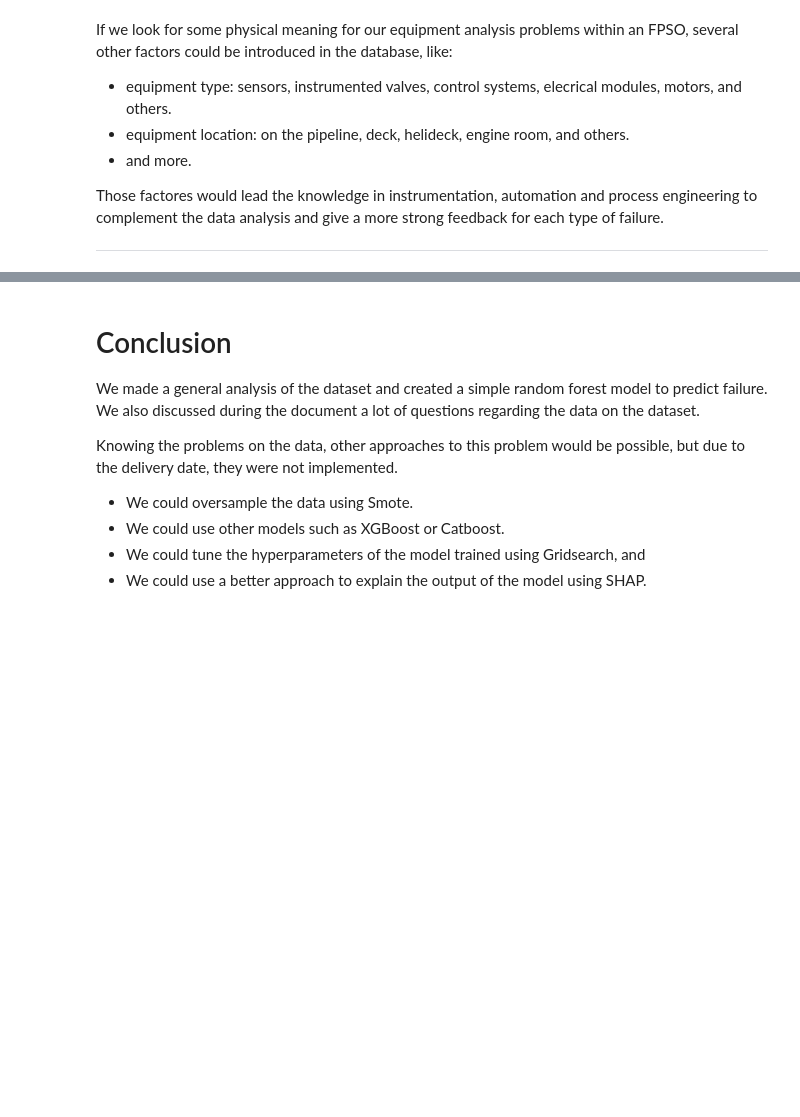
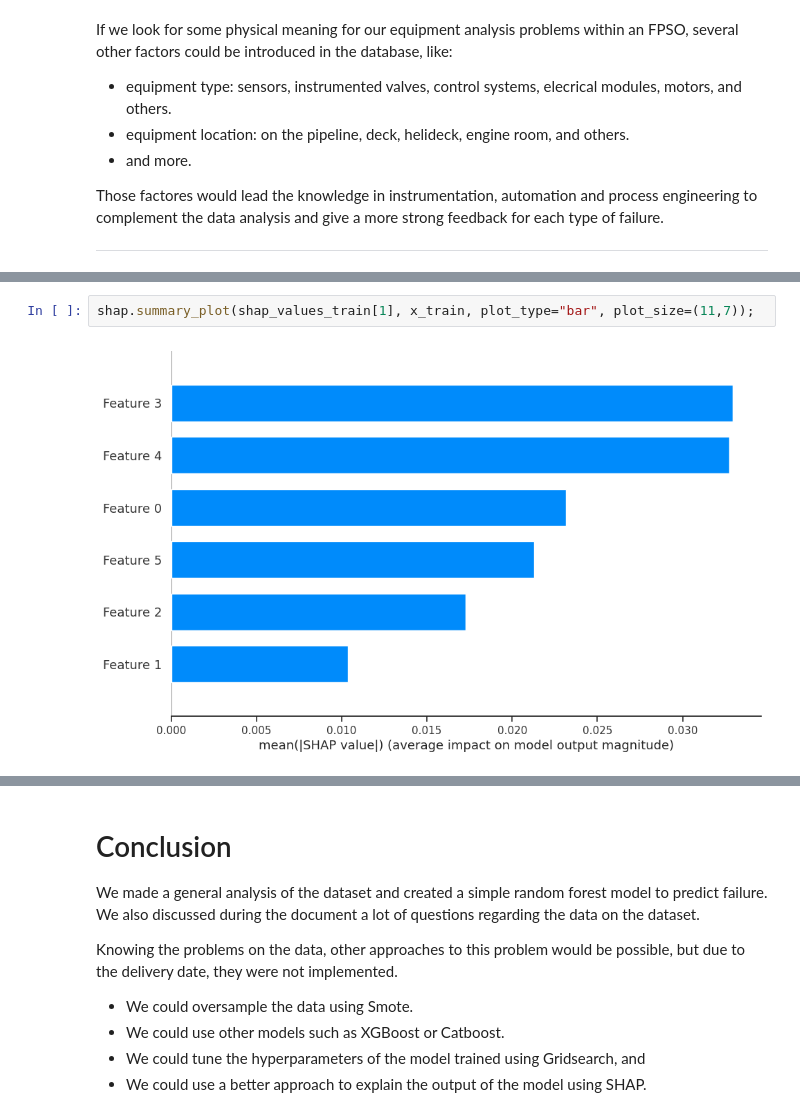
Before and after one commit to gabrivoy/equipmentfailure-analysis, a Jupyter notebook: finalreport.ipynb, the cells around one changed output, grey strips where cells are left out. Drawn from its saved outputs; the diff is of its cells as text; blank space fills up the shorter version.

```diff
--- a/finalreport.ipynb
+++ b/finalreport.ipynb
@@ -907,0 +1180,4 @@ Those factores would lead the knowledge in instrumentation, automation and proce
+# %%
+shap.summary_plot(shap_values_train[1], x_train, plot_type="bar", plot_size=(11,7));
+# %% [output]
+[figure, added]
```
Also changed, not shown: parts of 40 cells of this notebook.
